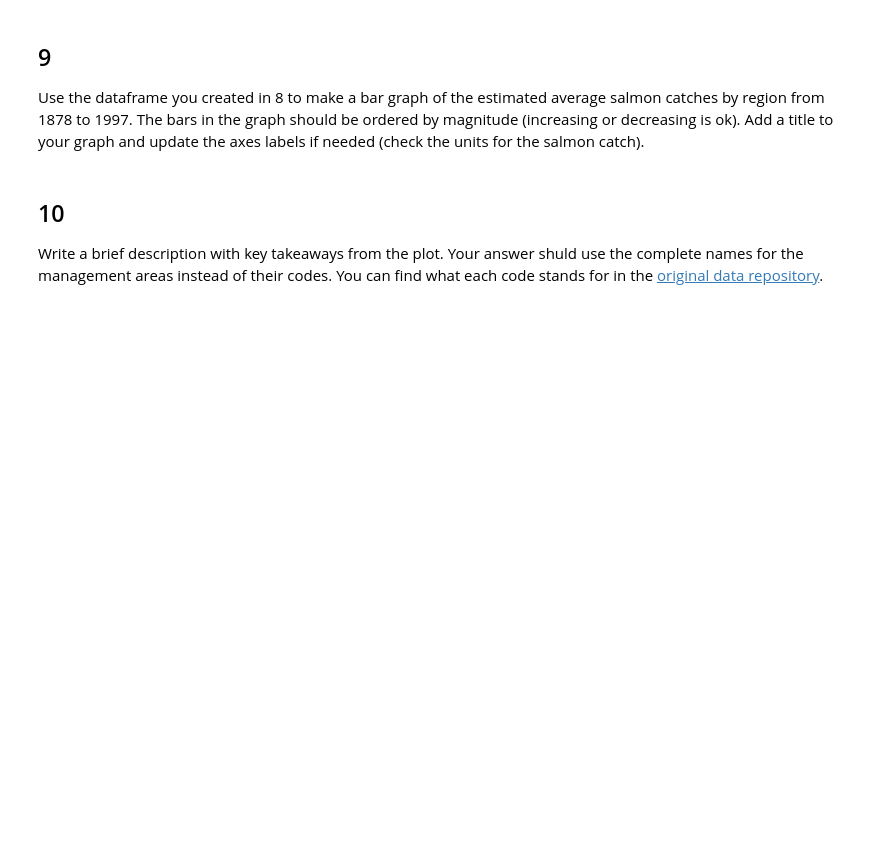
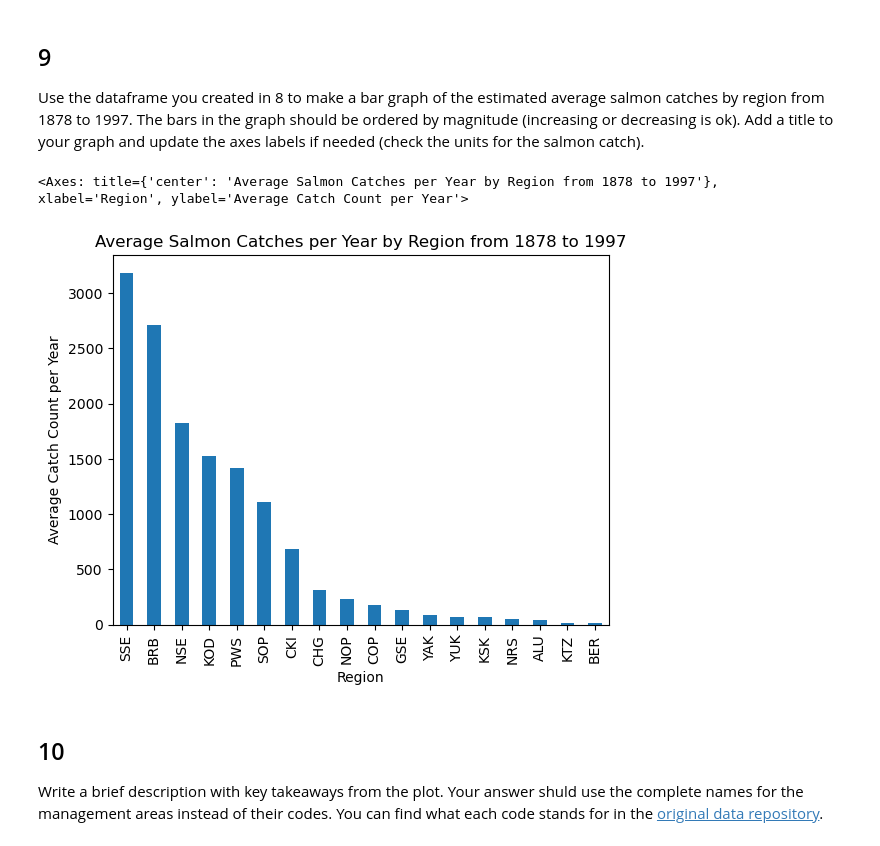
Before and after one commit to imsibaja/eds220-hwk2, a Jupyter notebook: hwk2-task2-salmon.ipynb, the cells around one changed output. Drawn from its saved outputs; the diff is of its cells as text; code cells hidden in the pictures; blank space fills up the shorter version.

```diff
--- a/hwk2-task2-salmon.ipynb
+++ b/hwk2-task2-salmon.ipynb
@@ -229,0 +242,6 @@ Ellipsis
+# %%
+# update Catch column to int
+catch_data['Catch'] = catch_data['Catch'].astype('int64')
+# comfirm update
+catch_column_type = catch_data['Catch'].dtype
+catch_column_type
@@ -237,0 +253,4 @@ Ellipsis
+# %%
+# create dataframe of average catch per region
+avg_region = catch_data.groupby("Region")["Catch"].mean()
+avg_region
@@ -241,6 +281,15 @@ Ellipsis
 ## 9
 
 Use the dataframe you created in 8 to make a bar graph of the estimated average salmon catches by region from 1878 to 1997. The bars in the graph should be ordered by magnitude (increasing or decreasing is ok). Add a title  to your graph and update the axes labels if needed (check the units for the salmon catch).
+# %%
+# plot average catch per year per region
+avg_region.sort_values(ascending=False).plot(kind="bar",
+                                            xlabel="Region",
+                                            ylabel="Average Catch Count per Year",
+                                            title="Average Salmon Catches per Year by Region from 1878 to 1997")
+# %% [output]
+<Axes: title={'center': 'Average Salmon Catches per Year by Region from 1878 to 1997'}, xlabel='Region', ylabel='Average Catch Count per Year'>
+[figure, added]
 # %% [markdown]
 <!-- END QUESTION -->
 
```
Also changed, not shown: parts of 7 cells of this notebook.
